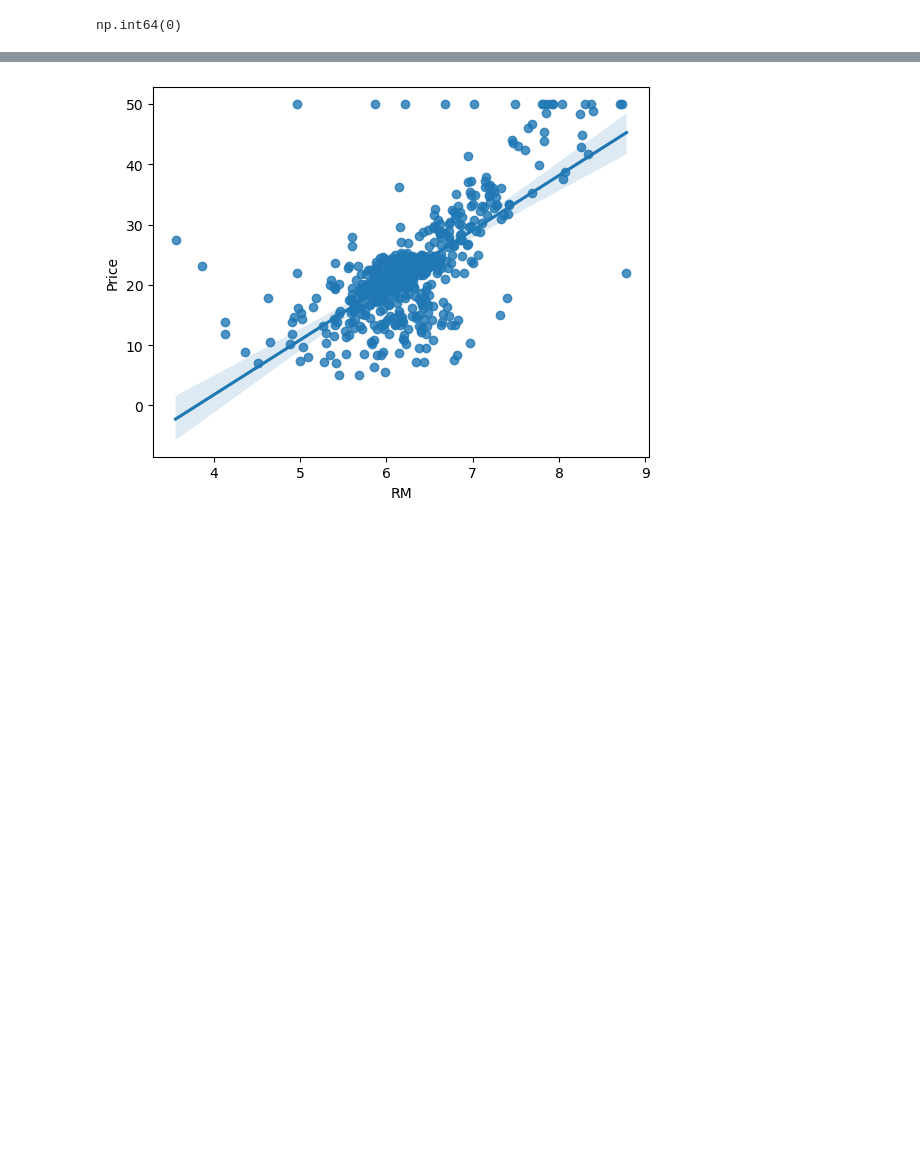
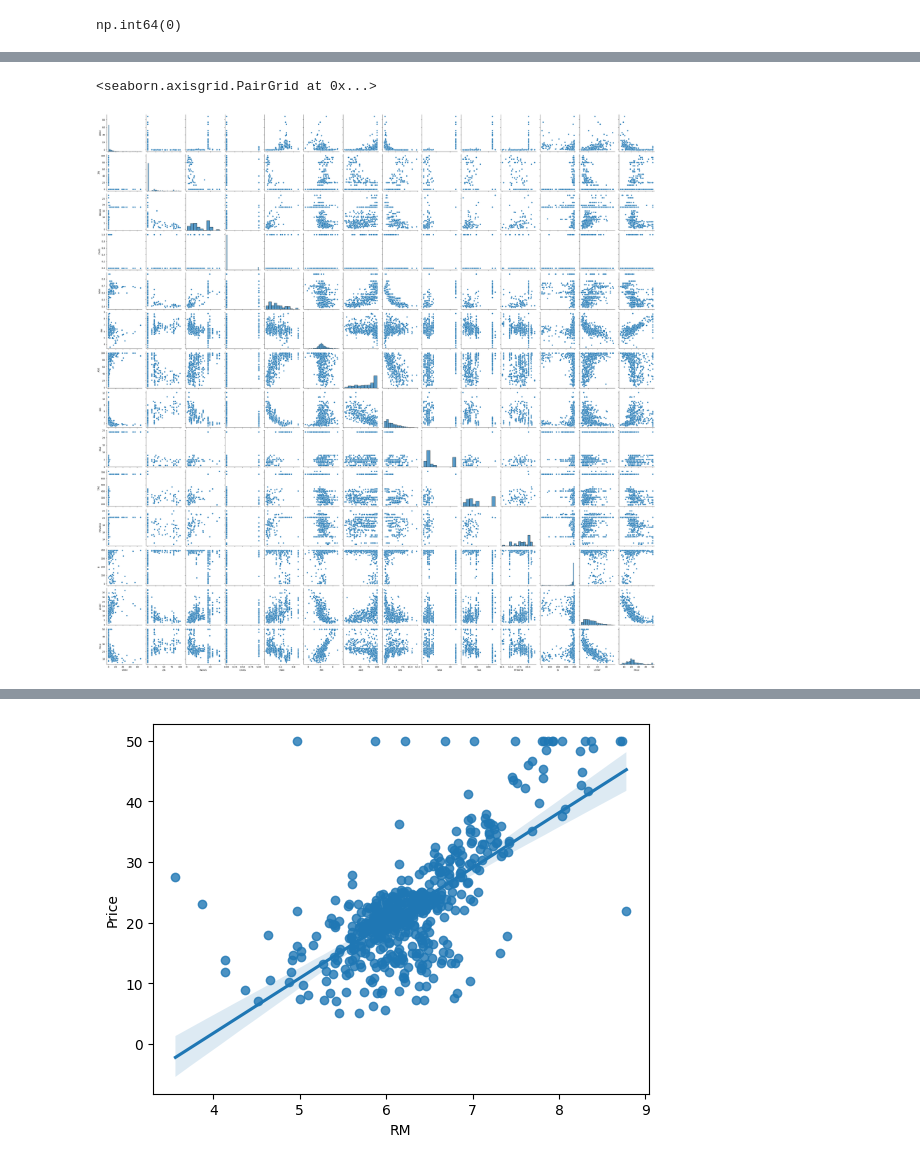
Before and after one commit to tejas1528/bostonhousepricing, a Jupyter notebook: HousePricePrediction.ipynb, the cells around one changed output, grey strips where cells are left out. Drawn from its saved outputs; the diff is of its cells as text; code cells hidden in the pictures; blank space fills up the shorter version.

```diff
--- a/HousePricePrediction.ipynb
+++ b/HousePricePrediction.ipynb
@@ -136,7 +136,10 @@ df.corr()
 | Price | -0.388305 | 0.360445 | -0.483725 | 0.175260 | -0.427321 | 0.695360 | -0.376955 | 0.249929 | -0.381626 | -0.468536 | -0.507787 | ... |
 # %%
 import seaborn as sns
-#sns.pairplot(df)
+sns.pairplot(df)
+# %% [output]
+<seaborn.axisgrid.PairGrid at 0x...>
+[figure, added]
 # %%
 import matplotlib.pyplot as plt
 
```
Also changed, not shown: parts of 4 cells of this notebook, 4 other files.
